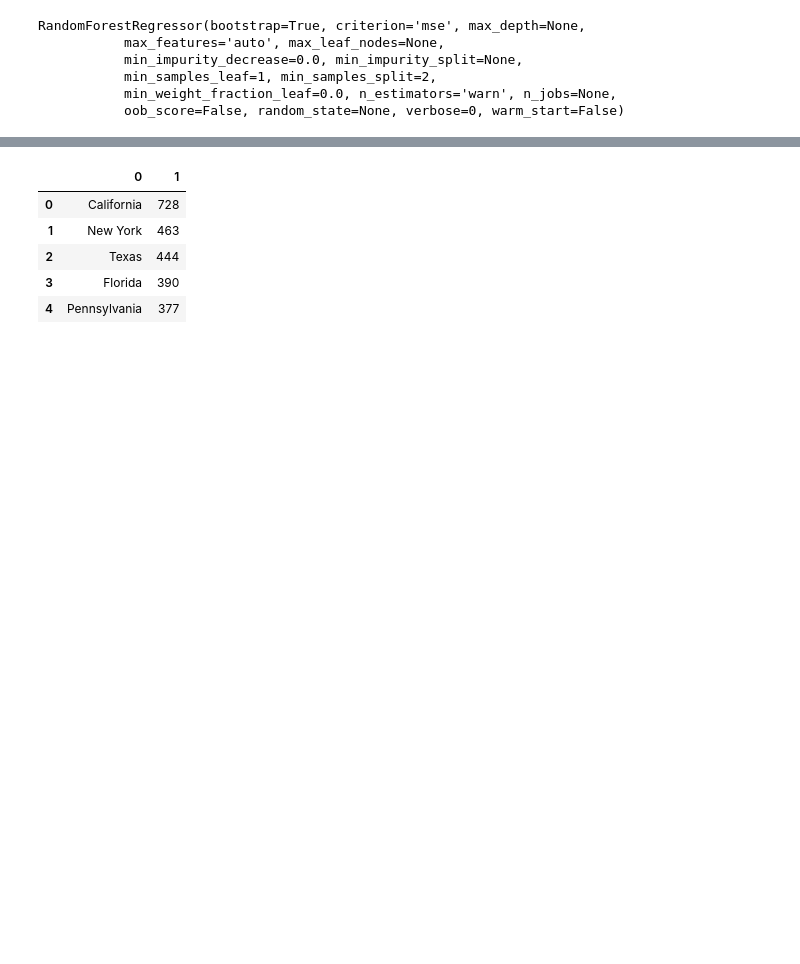
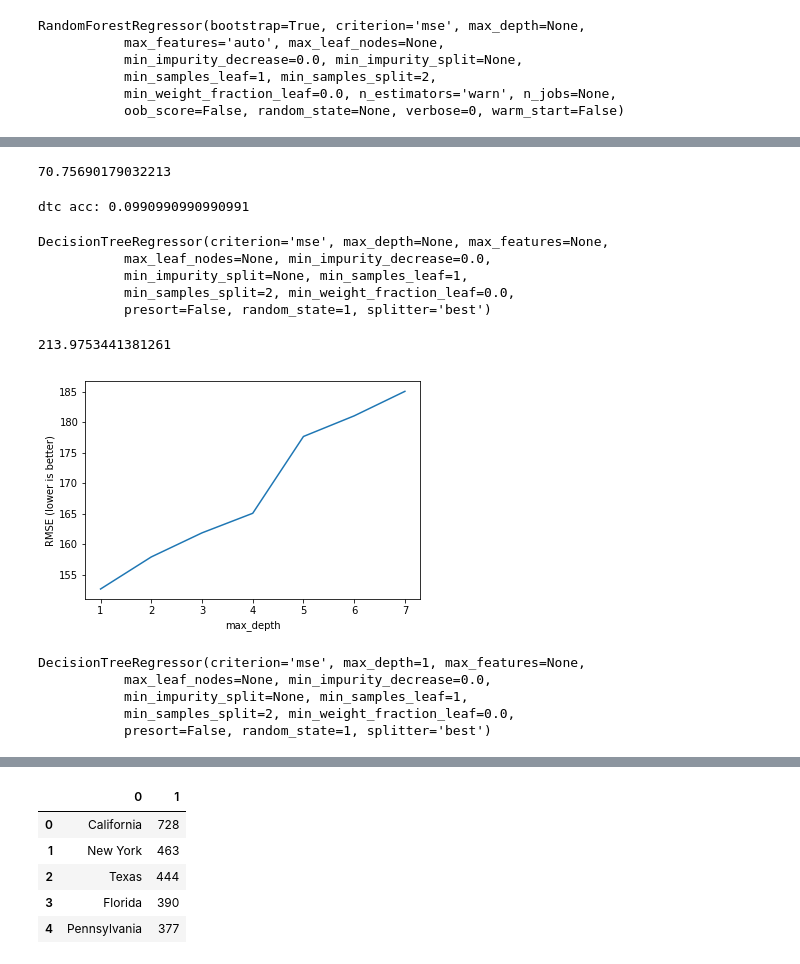
Before and after one commit to KayliBrownstein/data-science-flatworld-sales, a Jupyter notebook: revised_institutions_eda.ipynb, the cells around one changed output, grey strips where cells are left out. Drawn from its saved outputs; the diff is of its cells as text; code cells hidden in the pictures; blank space fills up the shorter version.

```diff
--- a/revised_institutions_eda.ipynb
+++ b/revised_institutions_eda.ipynb
@@ -713,8 +744,8 @@ RMSE_scores = []
 
 # Use 10-fold cross-validation with each value of max_features (Warning: Super slow!).
 for feature in feature_range:
-    rfreg = RandomForestRegressor(n_estimators=150, max_features=feature, random_state=1)
-    MSE_scores = cross_val_score(rfreg, X, y, cv=10, scoring='neg_mean_squared_error')
+    rfreg = RandomForestRegressor(n_estimators=50, max_features=feature, random_state=1)
+    MSE_scores = cross_val_score(rfreg, X, y, cv=5, scoring='neg_mean_squared_error')
     RMSE_scores.append(np.mean(np.sqrt(-MSE_scores)))
 # %%
 # Plot max_features (x-axis) versus RMSE (y-axis).
@@ -732,3 +763,12 @@ sorted(zip(RMSE_scores, feature_range))[0]
+# %%
+# Fit the model on only the train data
+rfreg = RandomForestRegressor(n_estimators=50, random_state=1)
+rfreg.fit(X_train, y_train)
+
+scores = cross_val_score(rfreg, X_important, y_test, cv=10, scoring='neg_mean_squared_error')
+np.mean(np.sqrt(-scores))
+# %% [output]
+70.75690179032213
 # %%
 import numpy as np
 from sklearn.tree import DecisionTreeClassifier
@@ -836,9 +876,9 @@ class RandomForest(object):
 
 # Xtrain, Xtest, ytrain, ytest = train_test_split(X, y, test_size=0.33)
 
-# dtc = DecisionTreeClassifier(max_depth=None, max_features='auto')
-# dtc.fit(Xtrain, ytrain)
-# print('dtc acc:', dtc.score(Xtest, ytest))
+dtc = DecisionTreeClassifier(max_depth=None, max_features='auto')
+dtc.fit(X_train, y_train)
+print('dtc acc:', dtc.score(X_test, y_test))
 
 # rf = RandomForest(n_estimators=1000, max_depth=None, max_features='auto')
 # rf.fit(Xtrain, ytrain)
@@ -849,3 +889,53 @@ class RandomForest(object):
 # # rfreg.fit(X_train, y_train)
 # # yhat = rfreg.predict(X_test)
 # # print('rf acc:', accuracy_score(y_test, yhat))
+# %% [output]
+dtc acc: 0.0990990990990991
+# %%
+# Instantiate a DecisionTreeRegressor (with random_state=1).
+from sklearn.tree import DecisionTreeRegressor
+
+treereg = DecisionTreeRegressor(random_state=1)
+treereg
+# %% [output]
+DecisionTreeRegressor(criterion='mse', max_depth=None, max_features=None,
+           max_leaf_nodes=None, min_impurity_decrease=0.0,
+           min_impurity_split=None, min_samples_leaf=1,
+           min_samples_split=2, min_weight_fraction_leaf=0.0,
+           presort=False, random_state=1, splitter='best')
+# %%
+# Use leave-one-out cross-validation (LOOCV) to estimate the RMSE for this model.
+from sklearn.model_selection import cross_val_score
+scores = cross_val_score(treereg, X, y, cv=14, scoring='neg_mean_squared_error')
+np.mean(np.sqrt(-scores))
+# %% [output]
+213.9753441381261
+# %%
+# List of values to try:
+max_depth_range = list(range(1, 8))
+
+# List to store the average RMSE for each value of max_depth:
+RMSE_scores = []
+
+# Use LOOCV with each value of max_depth.
+for depth in max_depth_range:
+    treereg = DecisionTreeRegressor(max_depth=depth, random_state=1)
+    MSE_scores = cross_val_score(treereg, X, y, cv=14, scoring='neg_mean_squared_error')
+    RMSE_scores.append(np.mean(np.sqrt(-MSE_scores)))
+# %%
+# Plot max_depth (x-axis) versus RMSE (y-axis).
+plt.plot(max_depth_range, RMSE_scores);
+plt.xlabel('max_depth');
+plt.ylabel('RMSE (lower is better)');
+# %% [output]
+[figure, added]
+# %%
+# max_depth=1 was best, so fit a tree using that parameter.
+treereg = DecisionTreeRegressor(max_depth=1, random_state=1)
+treereg.fit(X, y)
+# %% [output]
+DecisionTreeRegressor(criterion='mse', max_depth=1, max_features=None,
+           max_leaf_nodes=None, min_impurity_decrease=0.0,
+           min_impurity_split=None, min_samples_leaf=1,
+           min_samples_split=2, min_weight_fraction_leaf=0.0,
+           presort=False, random_state=1, splitter='best')
```
Also changed, not shown: parts of 42 cells of this notebook.
